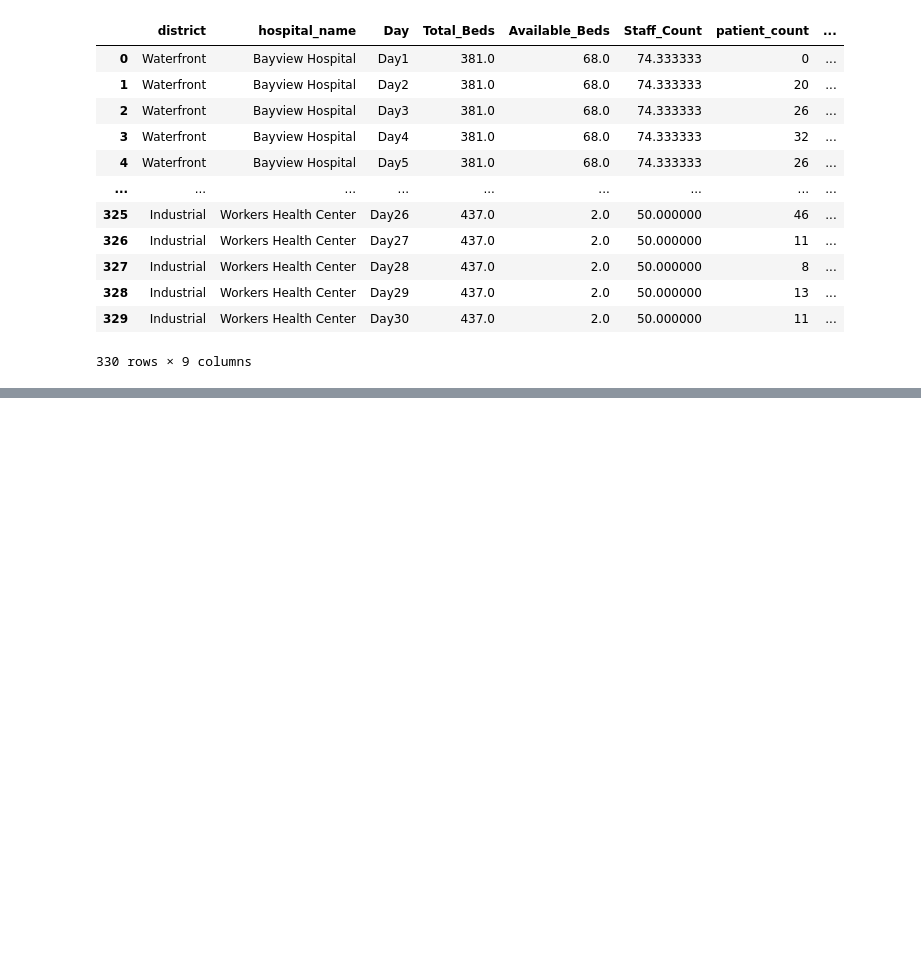
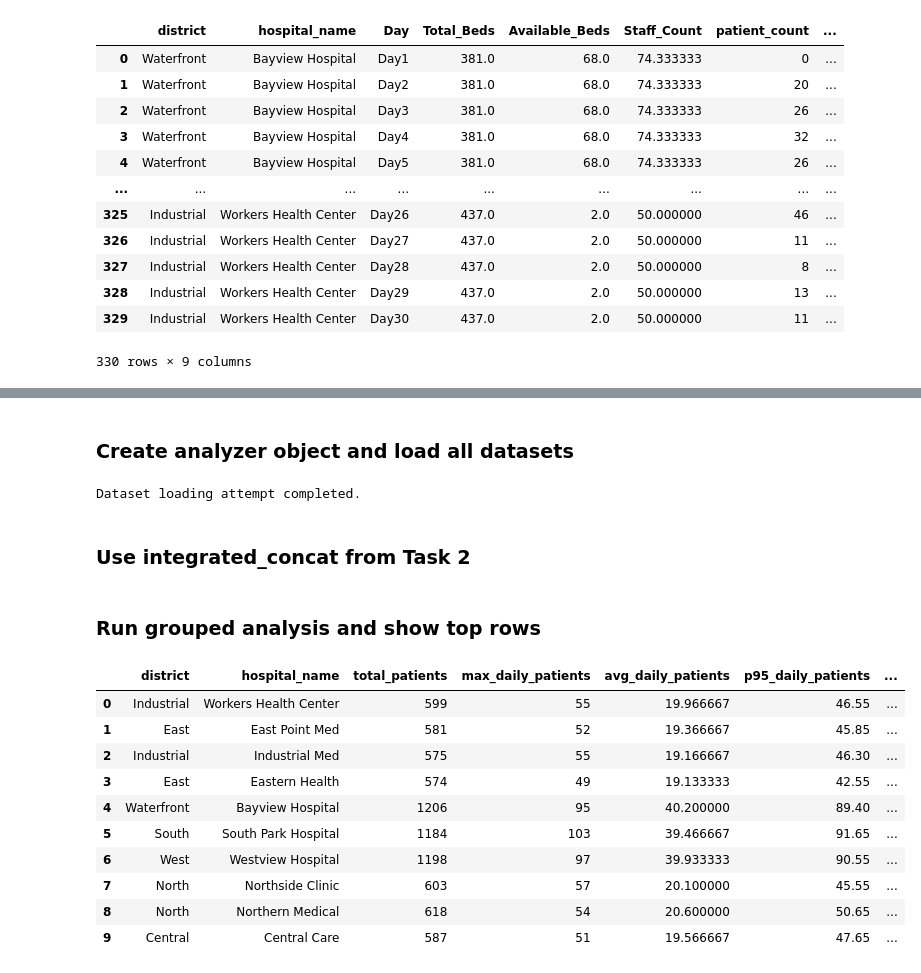
Before and after one commit to hsyen78444/WIF3009-A1, a Jupyter notebook: A1.ipynb, the cells around one changed output, grey strips where cells are left out. Saved outputs shown, nothing was run; the diff lists cells and outputs as text; code cells hidden in the pictures; blank space fills up the shorter version.

Commit message:
task 3

```diff
--- a/A1.ipynb
+++ b/A1.ipynb
@@ -576,0 +713,31 @@ integrated_concat
+# %% [markdown]
+### Create analyzer object and load all datasets
+# %%
+analyzer = OutbreakAnalyzer(
+    patient_path="patient_records.csv",
+    sensor_path="sensor_data.json",
+    hospital_path="hospital_capacity.xlsx",
+)
+# %% [output]
+Dataset loading attempt completed.
+# %% [markdown]
+### Use integrated_concat from Task 2
+# %%
+analyzer.set_integrated_data(integrated_concat)
+# %% [markdown]
+### Run grouped analysis and show top rows
+# %%
+task3_result = analyzer.grouped_analysis()
+task3_result.head(10)
+# %% [output]
+|  | district | hospital_name | total_patients | max_daily_patients | avg_daily_patients | p95_daily_patients | ... |
+| 0 | Industrial | Workers Health Center | 599 | 55 | 19.966667 | 46.55 | ... |
+| 1 | East | East Point Med | 581 | 52 | 19.366667 | 45.85 | ... |
+| 2 | Industrial | Industrial Med | 575 | 55 | 19.166667 | 46.30 | ... |
+| 3 | East | Eastern Health | 574 | 49 | 19.133333 | 42.55 | ... |
+| 4 | Waterfront | Bayview Hospital | 1206 | 95 | 40.200000 | 89.40 | ... |
+| 5 | South | South Park Hospital | 1184 | 103 | 39.466667 | 91.65 | ... |
+| 6 | West | Westview Hospital | 1198 | 97 | 39.933333 | 90.55 | ... |
+| 7 | North | Northside Clinic | 603 | 57 | 20.100000 | 45.55 | ... |
+| 8 | North | Northern Medical | 618 | 54 | 20.600000 | 50.65 | ... |
+| 9 | Central | Central Care | 587 | 51 | 19.566667 | 47.65 | ... |
```
Also changed, not shown: parts of 4 cells of this notebook.
